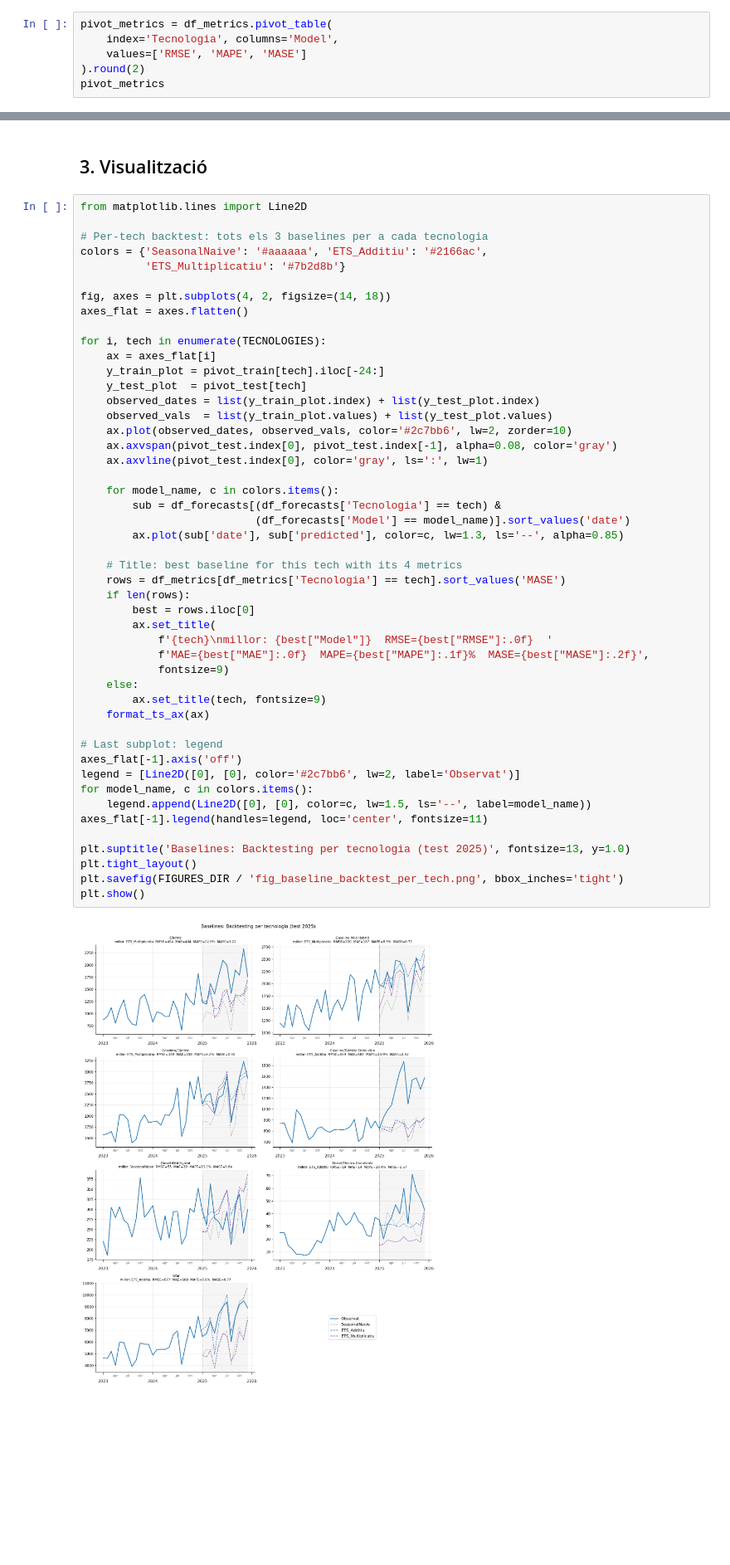
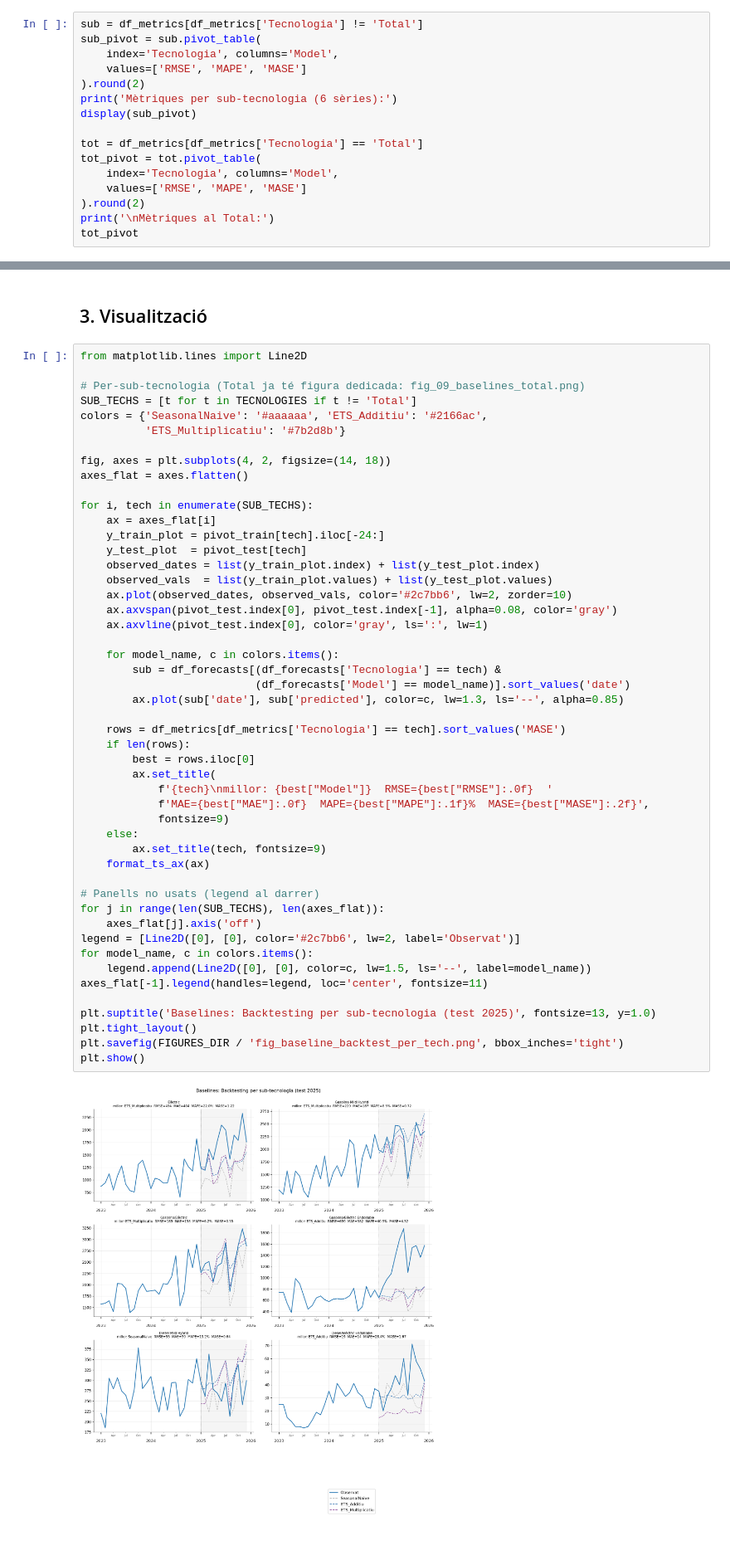
Before and after one commit to C0SBEL/projecte-forecasting, a Jupyter notebook: notebooks/models/baseline.ipynb, the cells around one changed output, grey strips where cells are left out. Shown at 83% size. Saved outputs shown, nothing was run; the diff lists cells and outputs as text; blank space fills up the shorter version.

```diff
--- a/notebooks/models/baseline.ipynb
+++ b/notebooks/models/baseline.ipynb
@@ -108,9 +108,19 @@ Models entrenats: 3 × 7 tecnologies (log aplicat a 1 combinacions)
 # %% [markdown]
 ## 2. Mètriques sobre el test (2025)
 # %%
-pivot_metrics = df_metrics.pivot_table(
+sub = df_metrics[df_metrics['Tecnologia'] != 'Total']
+sub_pivot = sub.pivot_table(
     index='Tecnologia', columns='Model',
     values=['RMSE', 'MAPE', 'MASE']
 ).round(2)
-pivot_metrics
+print('Mètriques per sub-tecnologia (6 sèries):')
+display(sub_pivot)
+
+tot = df_metrics[df_metrics['Tecnologia'] == 'Total']
+tot_pivot = tot.pivot_table(
+    index='Tecnologia', columns='Model',
+    values=['RMSE', 'MAPE', 'MASE']
+).round(2)
+print('\nMètriques al Total:')
+tot_pivot
 # %% [output]
@@ -138,14 +160,15 @@ ranking_total
 # %%
 from matplotlib.lines import Line2D
 
-# Per-tech backtest: tots els 3 baselines per a cada tecnologia
+# Per-sub-tecnologia (Total ja té figura dedicada: fig_09_baselines_total.png)
+SUB_TECHS = [t for t in TECNOLOGIES if t != 'Total']
 colors = {'SeasonalNaive': '#aaaaaa', 'ETS_Additiu': '#2166ac',
           'ETS_Multiplicatiu': '#7b2d8b'}
 
 fig, axes = plt.subplots(4, 2, figsize=(14, 18))
 axes_flat = axes.flatten()
 
-for i, tech in enumerate(TECNOLOGIES):
+for i, tech in enumerate(SUB_TECHS):
     ax = axes_flat[i]
     y_train_plot = pivot_train[tech].iloc[-24:]
     y_test_plot  = pivot_test[tech]
@@ -153,38 +176,38 @@ for i, tech in enumerate(TECNOLOGIES):
     observed_vals  = list(y_train_plot.values) + list(y_test_plot.values)
     ax.plot(observed_dates, observed_vals, color='#2c7bb6', lw=2, zorder=10)
     ax.axvspan(pivot_test.index[0], pivot_test.index[-1], alpha=0.08, color='gray')
     ax.axvline(pivot_test.index[0], color='gray', ls=':', lw=1)
 
     for model_name, c in colors.items():
         sub = df_forecasts[(df_forecasts['Tecnologia'] == tech) &
                            (df_forecasts['Model'] == model_name)].sort_values('date')
         ax.plot(sub['date'], sub['predicted'], color=c, lw=1.3, ls='--', alpha=0.85)
 
-    # Title: best baseline for this tech with its 4 metrics
     rows = df_metrics[df_metrics['Tecnologia'] == tech].sort_values('MASE')
     if len(rows):
         best = rows.iloc[0]
         ax.set_title(
             f'{tech}\nmillor: {best["Model"]}  RMSE={best["RMSE"]:.0f}  '
             f'MAE={best["MAE"]:.0f}  MAPE={best["MAPE"]:.1f}%  MASE={best["MASE"]:.2f}',
             fontsize=9)
     else:
         ax.set_title(tech, fontsize=9)
     format_ts_ax(ax)
 
-# Last subplot: legend
-axes_flat[-1].axis('off')
+# Panells no usats (legend al darrer)
+for j in range(len(SUB_TECHS), len(axes_flat)):
+    axes_flat[j].axis('off')
 legend = [Line2D([0], [0], color='#2c7bb6', lw=2, label='Observat')]
 for model_name, c in colors.items():
     legend.append(Line2D([0], [0], color=c, lw=1.5, ls='--', label=model_name))
 axes_flat[-1].legend(handles=legend, loc='center', fontsize=11)
 
-plt.suptitle('Baselines: Backtesting per tecnologia (test 2025)', fontsize=13, y=1.0)
+plt.suptitle('Baselines: Backtesting per sub-tecnologia (test 2025)', fontsize=13, y=1.0)
 plt.tight_layout()
 plt.savefig(FIGURES_DIR / 'fig_baseline_backtest_per_tech.png', bbox_inches='tight')
 plt.show()
 # %% [output]
-[figure, old version]
+[figure, new version]
 # %%
 tech = 'Total'
 fig, ax = plt.subplots(figsize=(13, 4))
```
Also changed, not shown: parts of 4 cells of this notebook, 19 other files.
